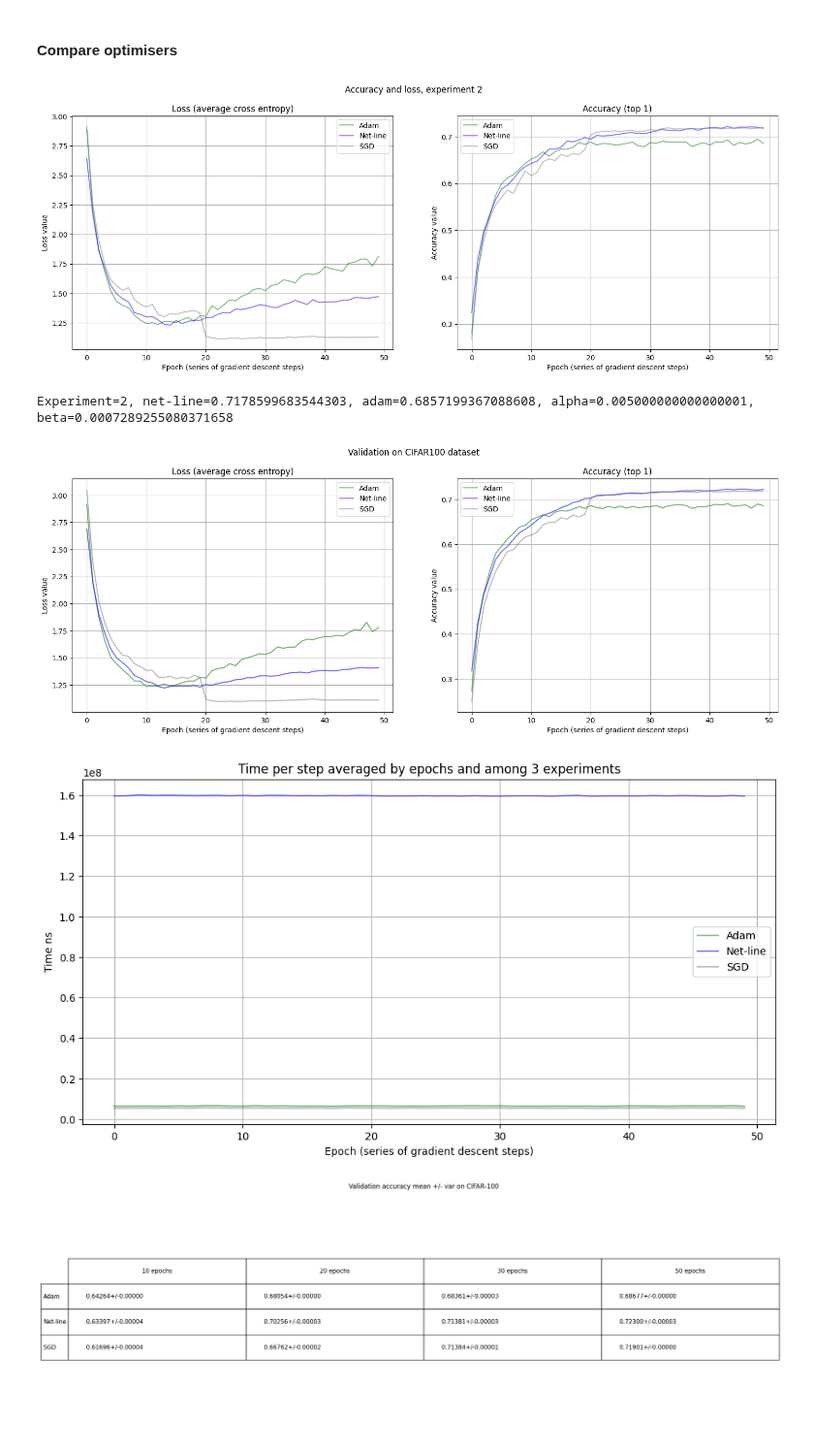
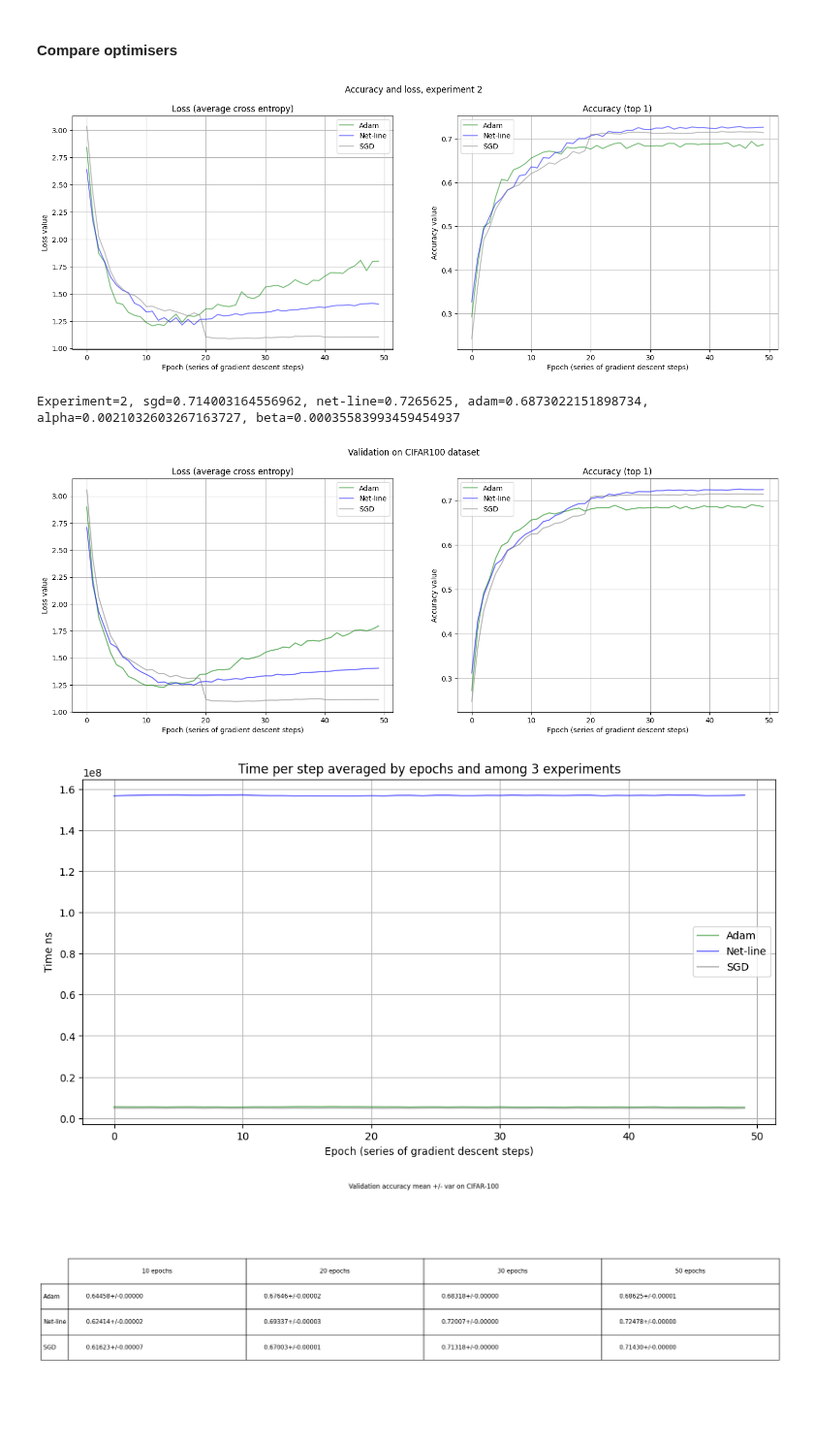
Before and after one commit to vkmbox/adaptive_stepsize, a Jupyter notebook: cifar100_restnet9_comparison.ipynb, the cells around one changed output. Shown at 97% size. Saved outputs shown, nothing was run; the diff lists cells and outputs as text; code cells hidden in the pictures.

Commit message:
DEV: results updated

```diff
--- a/cifar100_restnet9_comparison.ipynb
+++ b/cifar100_restnet9_comparison.ipynb
@@ -197,6 +196,7 @@ meta = MetaData(batch_size = BATCH_SIZE, output_dim=OUTPUT_DIM, device=DEVICE)
 experimental_results = np.zeros((EXPERIMENTS, EPOCHS_PER_EXPERIMENT, 3, 4))
 eta_fixed = 0.01
 qq_divider = 5.0
+alpha_mult = 5**(1/10)
 
 for experiment in range(EXPERIMENTS):
 
@@ -210,7 +210,7 @@ for experiment in range(EXPERIMENTS):
     opt_linestep = NetLineStepProcessor(net_linestep, nn.CrossEntropyLoss(), meta, DEVICE)
     opt_linestep.c1 = 0.
     opt_linestep.eta0 = 0.0001
-    opt_linestep.alpha = 0.01 #0.25
+    opt_linestep.alpha = 0.005 #0.25
     opt_linestep.beta = 0.01 #0.0025
     opt_linestep.iter_max = 2
     opt_linestep.training_mode=False
@@ -226,7 +226,10 @@ for experiment in range(EXPERIMENTS):
         #alpha, beta for net-line
         loss_data, qq_data = \
             experimental_results[experiment, 0:epoch, 1, 1],  experimental_results[experiment, 0:epoch, 1, 3]
-        if len(loss_data) > 1 and ((loss_data[-2] - loss_data[-1])/loss_data[-1]) < -0.025:
+        loss_change = 1.0 if len(loss_data) <= 1 else (loss_data[-2]-loss_data[-1])/loss_data[-1]
+        if loss_change > 0.025:
+            opt_linestep.alpha = opt_linestep.alpha*alpha_mult
+        if loss_change < -0.01:
             opt_linestep.alpha = opt_linestep.alpha * math.sqrt(0.5)
         if len(qq_data) > 0:
             opt_linestep.beta = qq_data[-1]/qq_divider
@@ -267,40 +270,37 @@ for experiment in range(EXPERIMENTS):
             loss1.backward()
             opt_sgd.step()
             ns_end = time.time_ns()
             mt_sgd.update(ns_end-ns_start)
 
         #qq_test
         experimental_results[experiment, epoch, 1, 3] = mt_qq.avg
         #timing
         experimental_results[experiment, epoch, 0, 2] = mt_adam.avg
         experimental_results[experiment, epoch, 1, 2] = mt_netline.avg
         experimental_results[experiment, epoch, 2, 2] = mt_sgd.avg
 
         # testing loop 0-Adam, 1-Net-line 2step, 2-SGD
         acc0, loss0 = test_loop(net_adam)
         experimental_results[experiment, epoch, 0, 0] = acc0
         experimental_results[experiment, epoch, 0, 1] = loss0
 
         acc1, loss1 = test_loop(net_linestep)
         experimental_results[experiment, epoch, 1, 0] = acc1
         experimental_results[experiment, epoch, 1, 1] = loss1
 
         acc2, loss2 = test_loop(net_sgd)
         experimental_results[experiment, epoch, 2, 0] = acc2
         experimental_results[experiment, epoch, 2, 1] = loss2
 
         display.clear_output()
         title="Accuracy and loss, experiment {}".format(experiment)
         experiment_comparison(experimental_results[experiment, 0:epoch+1], None, 0, 100, title=title)
 
-        #title="Time per step averaged by epochs, experiment {}".format(experiment)
-        #timing_comparison(experimental_results[experiment, 0:epoch+1], 0, 100, title=title)
-
-        print("Experiment={}, net-line={}, adam={}, alpha={}, beta={}"\
-            .format(experiment, acc1, acc0, opt_linestep.alpha, opt_linestep.beta))
+        print("Experiment={}, sgd={}, net-line={}, adam={}, alpha={}, beta={}"\
+            .format(experiment, acc2, acc1, acc0, opt_linestep.alpha, opt_linestep.beta))
 # %% [output]
-[figure, old version]
+[figure, new version]
-Experiment=2, net-line=0.7178599683544303, adam=0.6857199367088608, alpha=0.005000000000000001, beta=0.0007289255080371658
+Experiment=2, sgd=0.714003164556962, net-line=0.7265625, adam=0.6873022151898734, alpha=0.0021032603267163727, beta=0.00035583993459454937
 # %%
 experimental_mean = np.mean(experimental_results, axis=0)
 experimental_var = np.var(experimental_results, axis=0)
@@ -309,12 +309,12 @@ display.clear_output()
 title2="Validation on CIFAR100 dataset"
 experiment_comparison(experimental_mean[0:epoch+1], experimental_var[0:epoch+1], 0, 100, title=title2)
 # %% [output]
-[figure, old version]
+[figure, new version]
 # %%
 title2="Time per step averaged by epochs and among {} experiments".format(EXPERIMENTS)
 timing_comparison(experimental_results[experiment, 0:epoch+1], 0, 100, title=title2)
 # %% [output]
-[figure, old version]
+[figure, new version]
 # %%
 #experimental_results[2, 0:100, 1, 0]
 title3 = "Validation accuracy mean +/- var on CIFAR-100"
```
Also changed, not shown: parts of 1 cell of this notebook, 2 other files.
